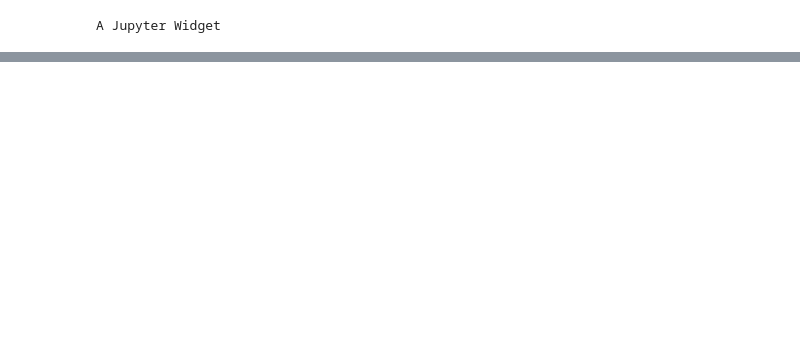
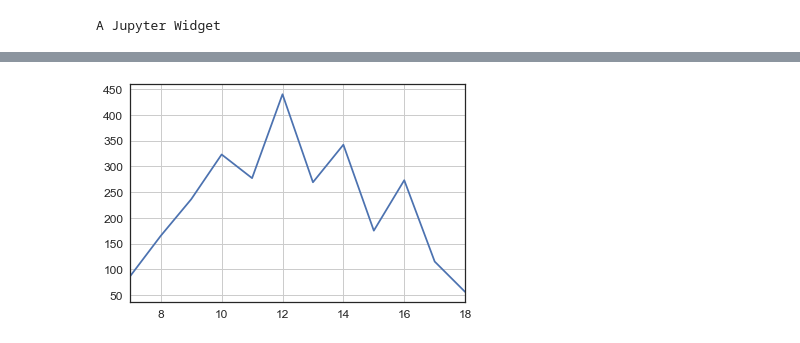
Before and after one commit to SvetaZlobina/SimMod_CourseWork, a Jupyter notebook: Testing model.ipynb, the cells around one changed output, grey strips where cells are left out. Saved outputs shown, nothing was run; the diff lists cells and outputs as text; code cells hidden in the pictures; blank space fills up the shorter version.

```diff
--- a/Testing model.ipynb
+++ b/Testing model.ipynb
@@ -120,0 +130,6 @@ plt.show()
+# %%
+calls_stat_ds['regular_clients'].plot()
+plt.grid()
+plt.show()
+# %% [output]
+[figure, added]
```
Also changed, not shown: parts of 11 cells of this notebook, 5 other files.
